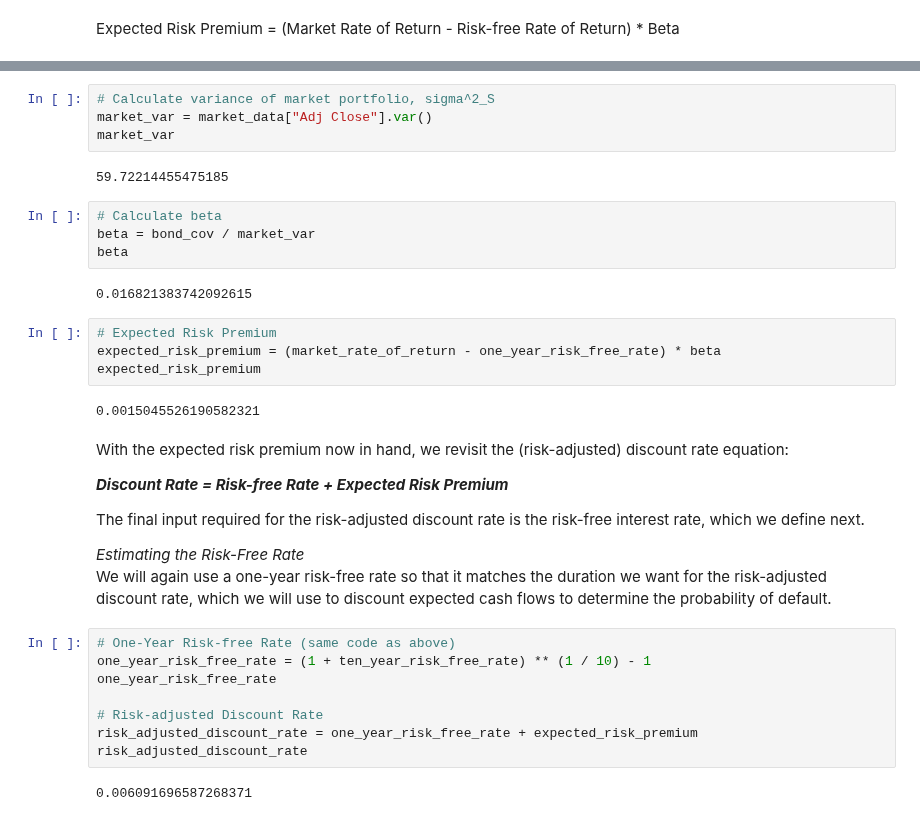
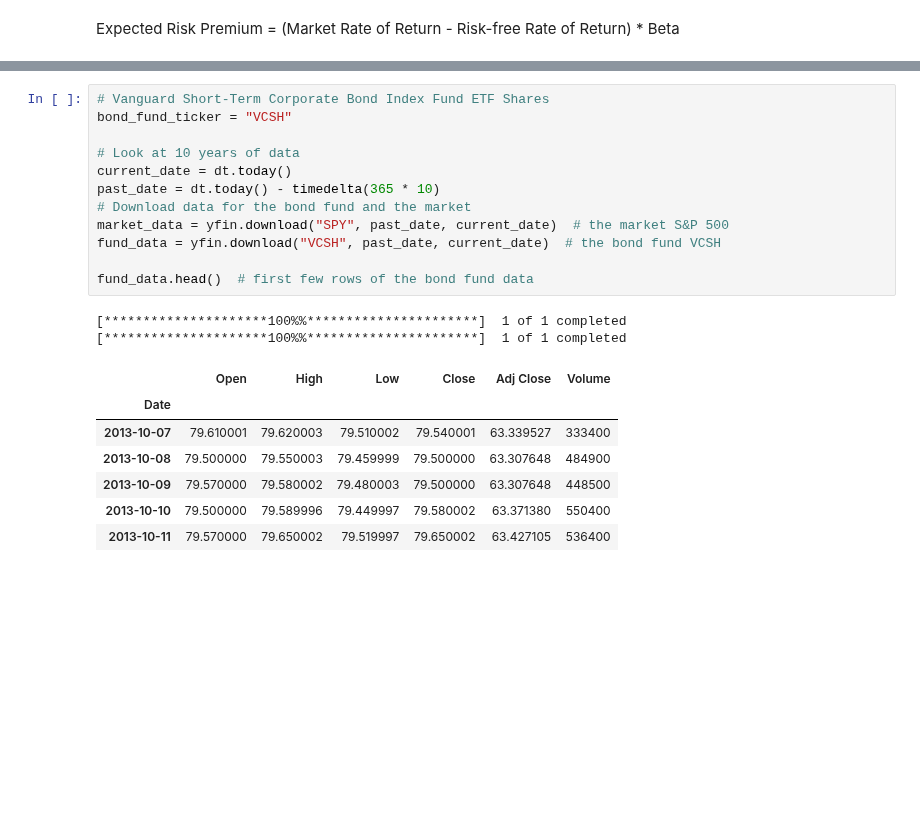
Before and after one commit to adevrent/wqu_mscfe, a Jupyter notebook: Financial Data/M5/L2.ipynb, the cells around one changed output, grey strips where cells are left out. Saved outputs shown, nothing was run; the diff lists cells and outputs as text; blank space fills up the shorter version.

```diff
--- a/Financial Data/M5/L2.ipynb
+++ b/Financial Data/M5/L2.ipynb
@@ -417,37 +416,22 @@ bond_cov
-# %%
-# Calculate variance of market portfolio, sigma^2_S
-market_var = market_data["Adj Close"].var()
-market_var
-# %% [output]
-59.72214455475185
-# %%
-# Calculate beta
-beta = bond_cov / market_var
-beta
-# %% [output]
-0.016821383742092615
-# %%
-# Expected Risk Premium
-expected_risk_premium = (market_rate_of_return - one_year_risk_free_rate) * beta
-expected_risk_premium
-# %% [output]
-0.0015045526190582321
-# %% [markdown]
-With the expected risk premium now in hand, we revisit the (risk-adjusted) discount rate equation:
-
-**_Discount Rate = Risk-free Rate  + Expected Risk Premium_**
-
-The final input required for the risk-adjusted discount rate is the risk-free interest rate, which we define next.
-
-*Estimating the Risk-Free Rate*<br>
-We will again use a one-year risk-free rate so that it matches the duration we want for the risk-adjusted discount rate, which we will use to discount expected cash flows to determine the probability of default.
-# %%
-# One-Year Risk-free Rate (same code as above)
-one_year_risk_free_rate = (1 + ten_year_risk_free_rate) ** (1 / 10) - 1
-one_year_risk_free_rate
-
-# Risk-adjusted Discount Rate
-risk_adjusted_discount_rate = one_year_risk_free_rate + expected_risk_premium
-risk_adjusted_discount_rate
-# %% [output]
-0.006091696587268371
+# %%
+# Vanguard Short-Term Corporate Bond Index Fund ETF Shares
+bond_fund_ticker = "VCSH"
+
+# Look at 10 years of data
+current_date = dt.today()
+past_date = dt.today() - timedelta(365 * 10)
+# Download data for the bond fund and the market
+market_data = yfin.download("SPY", past_date, current_date)  # the market S&P 500
+fund_data = yfin.download("VCSH", past_date, current_date)  # the bond fund VCSH
+
+fund_data.head()  # first few rows of the bond fund data
+# %% [output]
+[*********************100%%**********************]  1 of 1 completed
+[*********************100%%**********************]  1 of 1 completed
+|  | Open | High | Low | Close | Adj Close | Volume |
+| Date |  |  |  |  |  |  |
+| 2013-10-07 | 79.610001 | 79.620003 | 79.510002 | 79.540001 | 63.339527 | 333400 |
+| 2013-10-08 | 79.500000 | 79.550003 | 79.459999 | 79.500000 | 63.307648 | 484900 |
+| 2013-10-09 | 79.570000 | 79.580002 | 79.480003 | 79.500000 | 63.307648 | 448500 |
+| 2013-10-10 | 79.500000 | 79.589996 | 79.449997 | 79.580002 | 63.371380 | 550400 |
+| 2013-10-11 | 79.570000 | 79.650002 | 79.519997 | 79.650002 | 63.427105 | 536400 |
```
Also changed, not shown: parts of 11 cells of this notebook.
